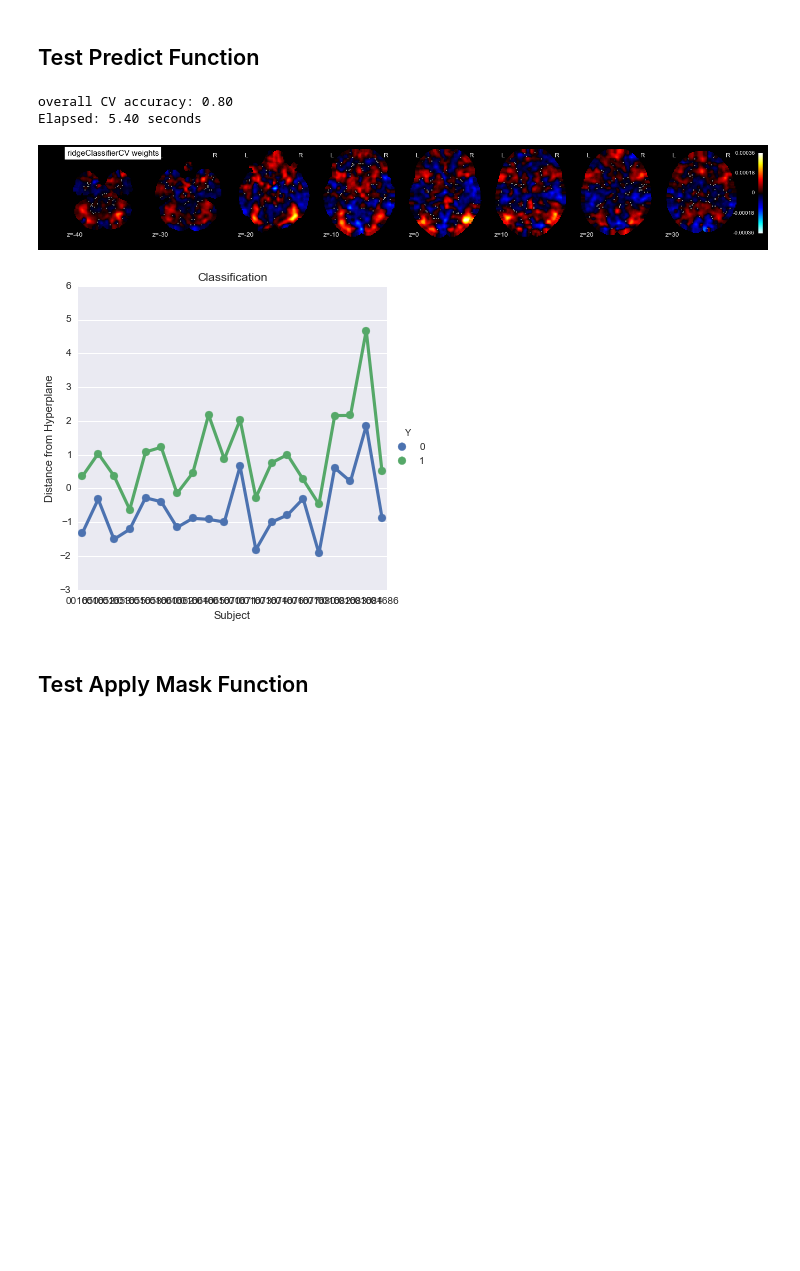
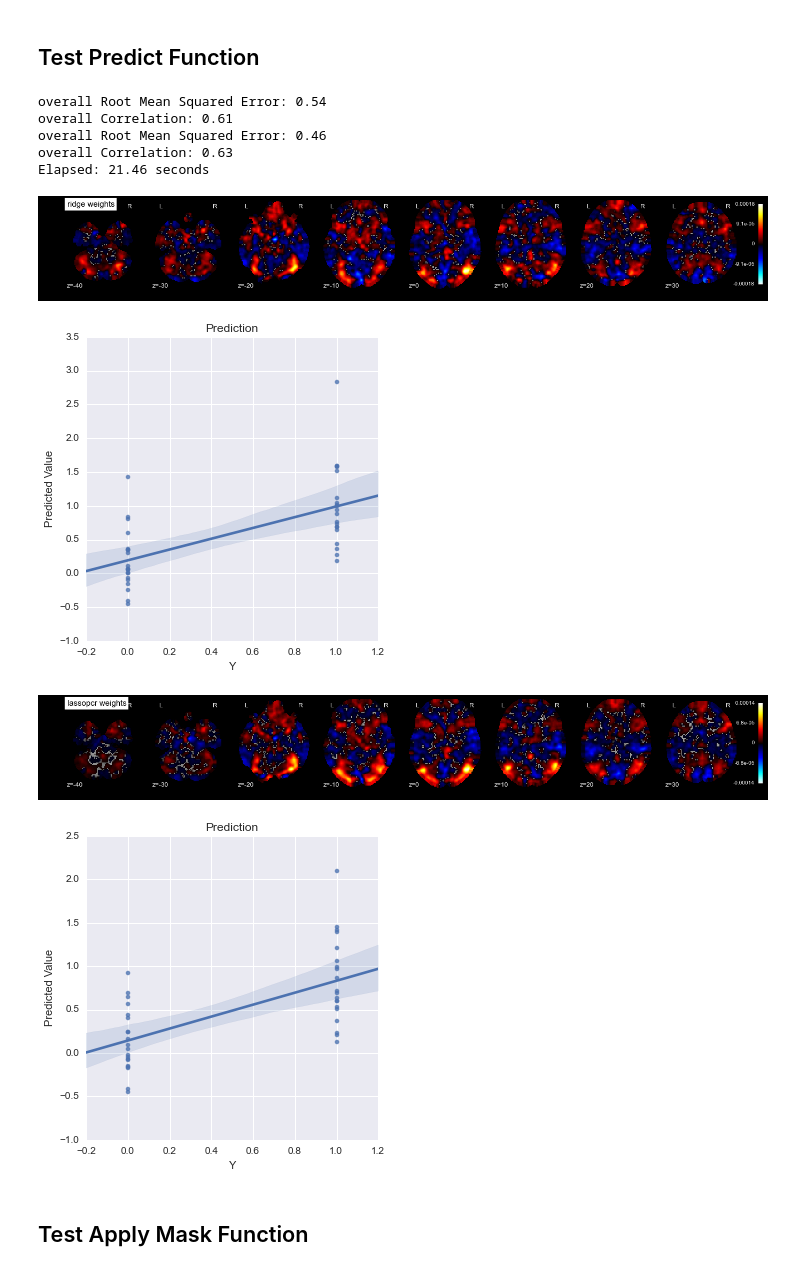
Before and after one commit to cosanlab/nltools, a Jupyter notebook: scripts/Test_Predict.ipynb, the cells around one changed output. Saved outputs shown, nothing was run; the diff lists cells and outputs as text; code cells hidden in the pictures; blank space fills up the shorter version.

Commit message:
added lassopcr

```diff
--- a/scripts/Test_Predict.ipynb
+++ b/scripts/Test_Predict.ipynb
@@ -33,51 +33,72 @@ sublist = np.array([x[:-7].split('/')[-1] for x in neg_file_list] *2)
 
 # # Test SVM with kfold xVal
 # negvneu = Predict(dat,Y,algorithm='svm',subject_id = sublist, output_dir=dest_dir, cv_dict = {'kfolds':5}, **{'kernel':"linear"})
+# negvneu.predict()
 
 # # Test SVM with LOSO xVal
 # negvneu = Predict(dat,Y,algorithm='svm',subject_id = sublist, output_dir=dest_dir, cv_dict = {'loso':sublist}, **{'kernel':"linear"})
+# negvneu.predict()
 
 # # Test SVM with kfold xVal & Platt scaling
 # negvneu = Predict(dat,Y,algorithm='svm',subject_id = sublist, output_dir=dest_dir, cv_dict = {'kfolds':5}, **{'kernel':'linear','probability':True})
+# negvneu.predict()
 
 # # Test Ridge Classifier with kfold xVal
 # negvneu = Predict(dat,Y,algorithm='ridgeClassifier',subject_id = sublist, output_dir=dest_dir, cv_dict = {'kfolds':5})
+# negvneu.predict()
 
 # # Test Ridge Classifier with LOSO xVal
 # negvneu = Predict(dat,Y,algorithm='ridgeClassifier',subject_id = sublist, output_dir=dest_dir, cv_dict = {'loso':sublist})
+# negvneu.predict()
 
-# Test Ridge Classifier with kfold xVal + grid search for regularization
-negvneu = Predict(dat,Y,algorithm='ridgeClassifierCV',subject_id = sublist, output_dir=dest_dir, cv_dict = {'kfolds':5},**{'alphas':np.linspace(.1, 10, 5)})
+# # Test Ridge Classifier with kfold xVal + grid search for regularization
+# negvneu = Predict(dat,Y,algorithm='ridgeClassifierCV',subject_id = sublist, output_dir=dest_dir, cv_dict = {'kfolds':5},**{'alphas':np.linspace(.1, 10, 5)})
+# negvneu.predict()
 
 # # Test RandomForest Classifier with kfold xVal - FAILS: NO COEF
 # negvneu = Predict(dat,Y,algorithm='randomforestClassifier',subject_id = sublist, output_dir=dest_dir, cv_dict = {'kfolds':5})
+# negvneu.predict()
 
 # # Test Logistic Regression with kfold xVal
 # negvneu = Predict(dat,Y,algorithm='logistic',subject_id = sublist, output_dir=dest_dir, cv_dict = {'kfolds':5})
+# negvneu.predict()
 
 # # Test LASSO with kfold xVal: - FAILS : empty mask
 # negvneu = Predict(dat,Y,algorithm='lasso',subject_id = sublist, output_dir=dest_dir, cv_dict = {'kfolds':5})
+# negvneu.predict()
 
 # # Test LASSO with kfold xVal + grid search for regularization
 # negvneu = Predict(dat,Y,algorithm='lassoCV',subject_id = sublist, output_dir=dest_dir, cv_dict = {'kfolds':5},**{'alphas':np.linspace(.1, 10, 5)})
+# negvneu.predict()
 
-# # Test Ridge with kfold xVal
-# negvneu = Predict(dat,Y,algorithm='ridge',subject_id = sublist, output_dir=dest_dir, cv_dict = {'kfolds':5})
+# Test Ridge with kfold xVal
+negvneu = Predict(dat,Y,algorithm='ridge',subject_id = sublist, output_dir=dest_dir, cv_dict = {'kfolds':5})
+negvneu.predict()
 
 # # Test Ridge with kfold xVal + grid search for regularization
 # negvneu = Predict(dat,Y,algorithm='ridgeCV',subject_id = sublist, output_dir=dest_dir, cv_dict = {'kfolds':5},**{'alphas':np.linspace(.1, 10, 5)})
+# negvneu.predict()
+# negvneu.predict()
 
 # # Test Linear Regression with kfold xVal
 # negvneu = Predict(dat,Y,algorithm='linear',output_dir=dest_dir)
+# negvneu.predict()
 
+# Test LASSO-PCR with kfold xVal
+negvneu = Predict(dat,Y,algorithm='lassopcr',subject_id = sublist, output_dir=dest_dir, cv_dict = {'kfolds':5})
 negvneu.predict()
 
 print 'Elapsed: %.2f seconds' % (time.time() - tic) #Stop timer
 # %% [output]
-overall CV accuracy: 0.80
-Elapsed: 5.40 seconds
+overall Root Mean Squared Error: 0.54
+overall Correlation: 0.61
+overall Root Mean Squared Error: 0.46
+overall Correlation: 0.63
+Elapsed: 21.46 seconds
-[figure, old version]
+[figure, new version]
-[figure, old version]
+[figure, new version]
+[figure, added]
+[figure, added]
 # %% [markdown]
 ## Test Apply Mask Function
 # %%
```
Also changed, not shown: parts of 3 cells of this notebook, 3 other files.
